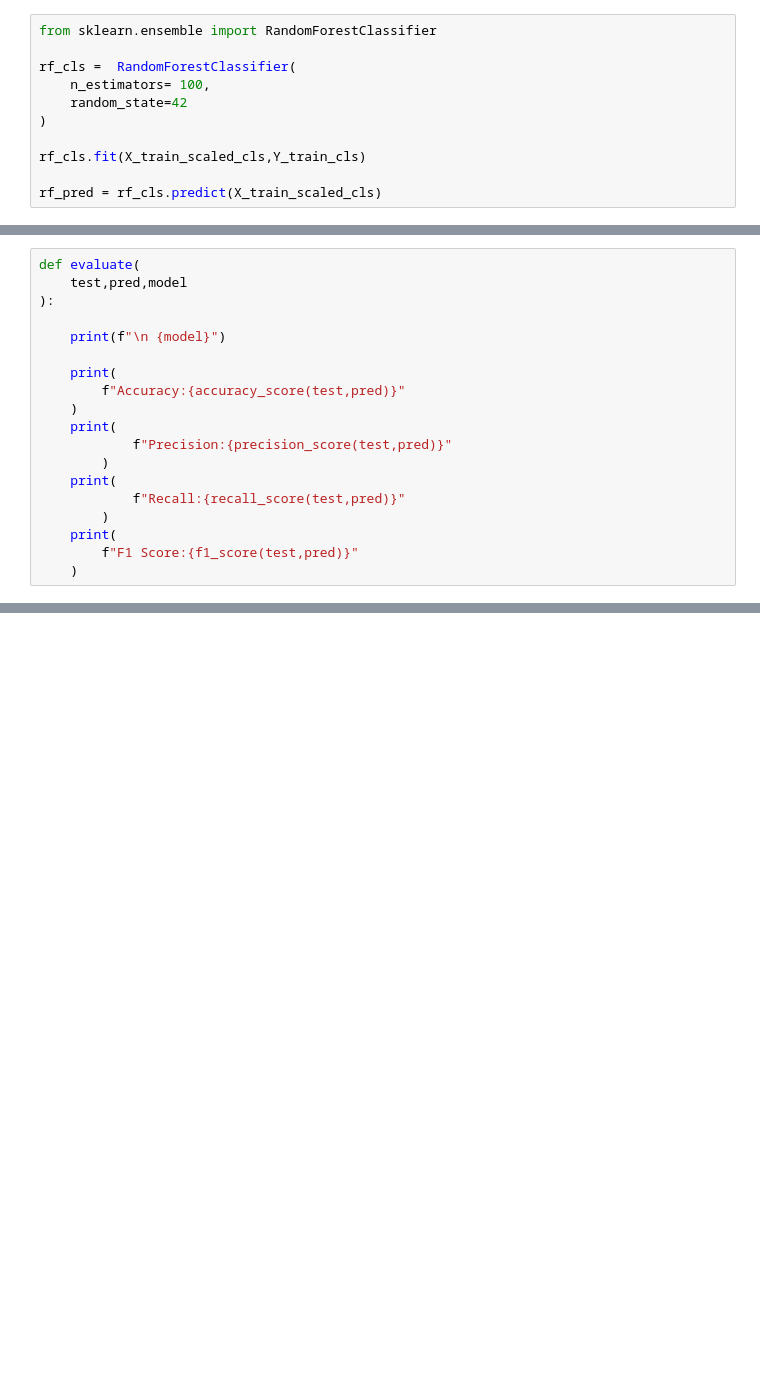
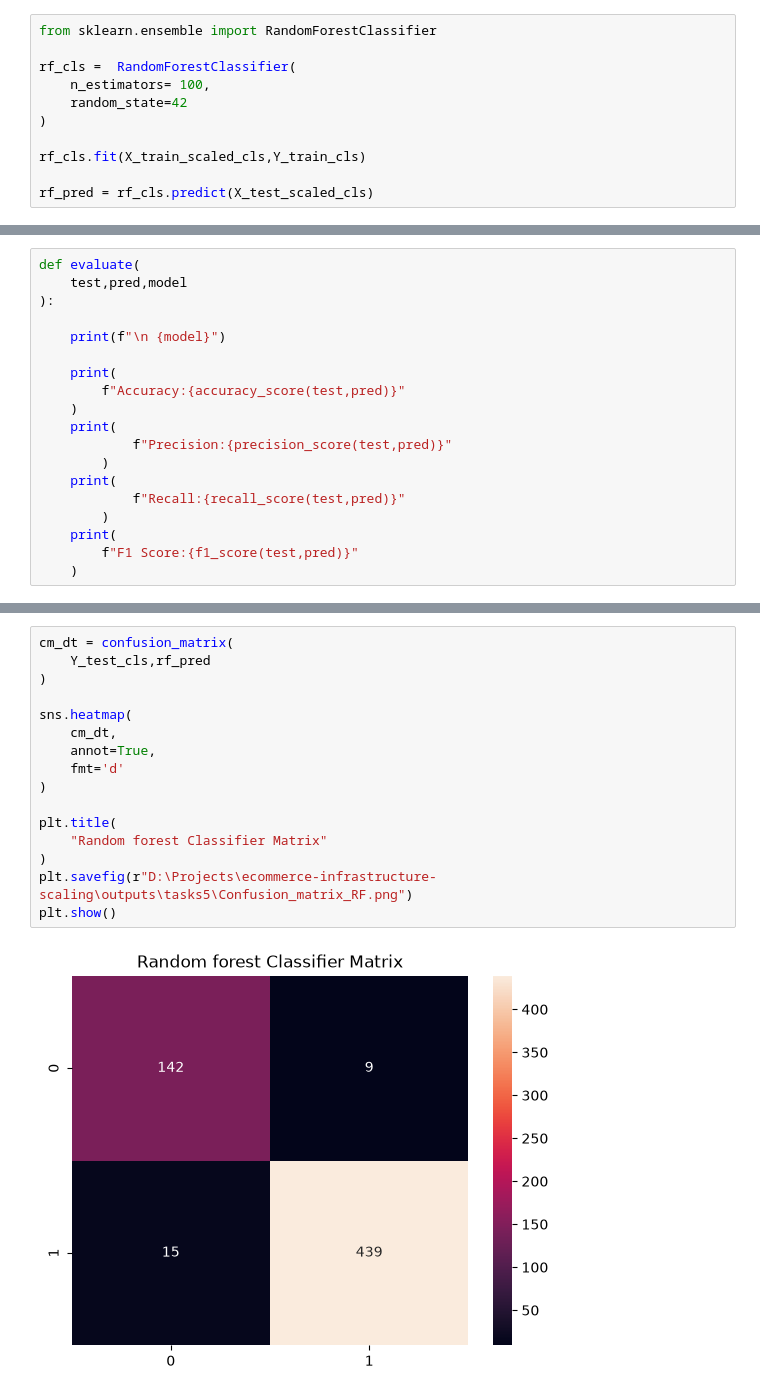
Before and after one commit to NiharikaKrishna-DS/ecommerce-infrastructure-scaling, a Jupyter notebook: ecommerce_infrastructure_scaling_analysis.ipynb, the cells around one changed output, grey strips where cells are left out. Drawn from its saved outputs; the diff is of its cells as text; blank space fills up the shorter version.

```diff
--- a/ecommerce_infrastructure_scaling_analysis.ipynb
+++ b/ecommerce_infrastructure_scaling_analysis.ipynb
@@ -910,7 +910,7 @@ rf_cls =  RandomForestClassifier(
 
 rf_cls.fit(X_train_scaled_cls,Y_train_cls)
 
-rf_pred = rf_cls.predict(X_train_scaled_cls)
+rf_pred = rf_cls.predict(X_test_scaled_cls)
 # %%
 from sklearn.metrics import(
 
@@ -959,0 +976,18 @@ ValueError: Found input variables with inconsistent numbers of samples: [605, 24
+# %%
+cm_dt = confusion_matrix(
+    Y_test_cls,rf_pred
+)
+
+sns.heatmap(
+    cm_dt,
+    annot=True,
+    fmt='d'
+)
+
+plt.title(
+    "Random forest Classifier Matrix"
+)
+plt.savefig(r"D:\Projects\ecommerce-infrastructure-scaling\outputs\tasks5\Confusion_matrix_RF.png")
+plt.show()
+# %% [output]
+[figure, added]
```
Also changed, not shown: parts of 4 cells of this notebook, 3 other files.
